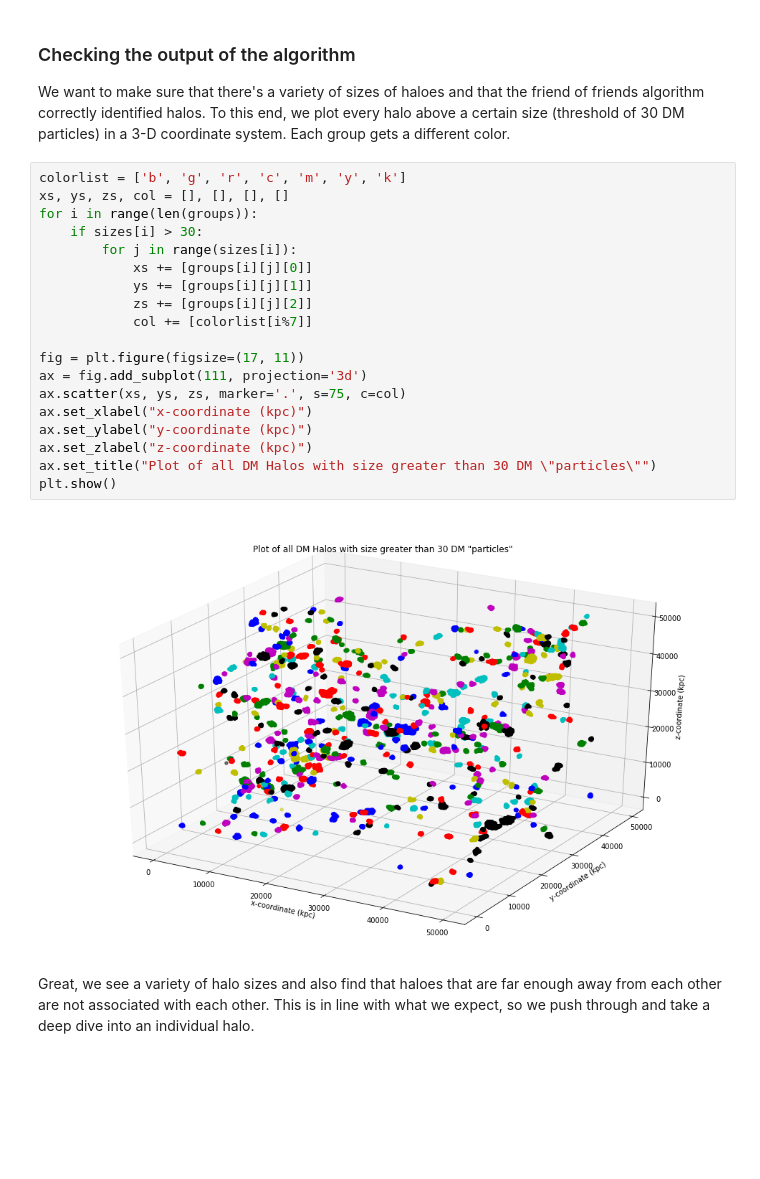
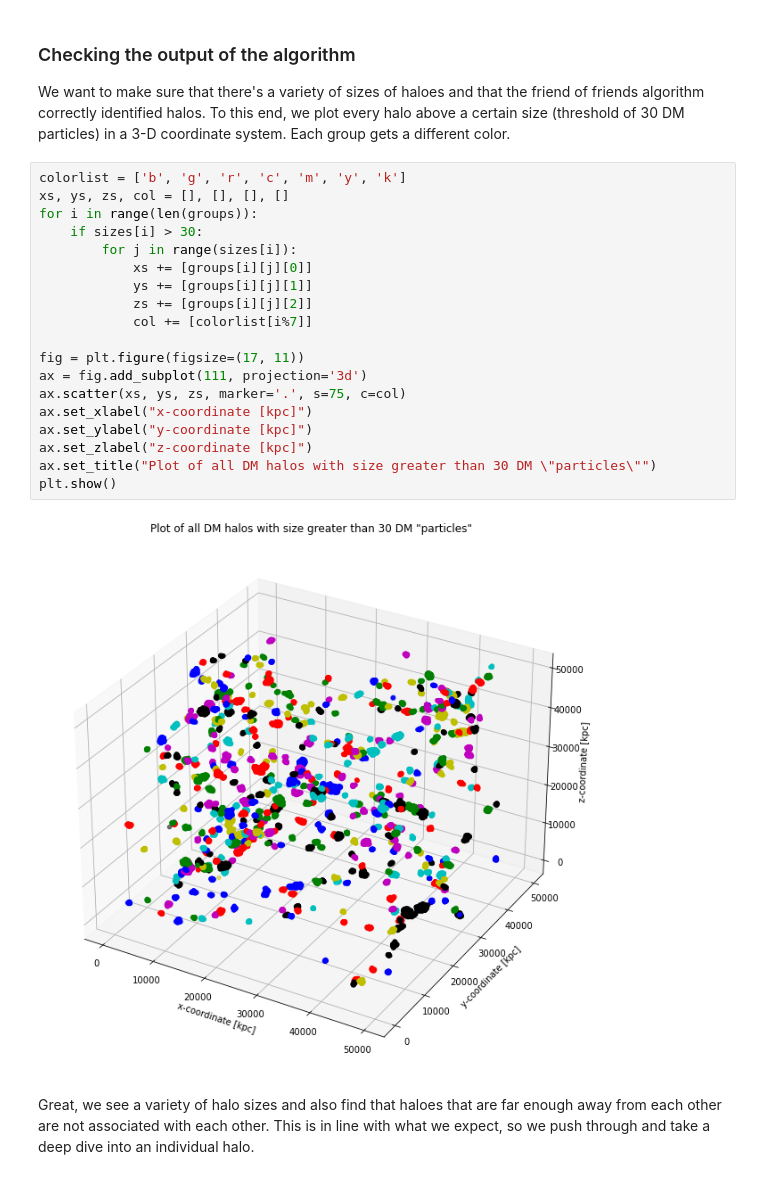
Before and after one commit to EthanMarx/astro_numerical_project, a Jupyter notebook: analysis.ipynb, the cells around one changed output. Saved outputs shown, nothing was run; the diff lists cells and outputs as text; blank space fills up the shorter version.

```diff
--- a/analysis.ipynb
+++ b/analysis.ipynb
@@ -113,24 +113,24 @@ We want to make sure that there's a variety of sizes of haloes and that the frie
 # %%
 colorlist = ['b', 'g', 'r', 'c', 'm', 'y', 'k']
 xs, ys, zs, col = [], [], [], []
 for i in range(len(groups)):
     if sizes[i] > 30:
         for j in range(sizes[i]):
             xs += [groups[i][j][0]]
             ys += [groups[i][j][1]]
             zs += [groups[i][j][2]]
             col += [colorlist[i%7]]
 
 fig = plt.figure(figsize=(17, 11))
 ax = fig.add_subplot(111, projection='3d')
 ax.scatter(xs, ys, zs, marker='.', s=75, c=col)
-ax.set_xlabel("x-coordinate (kpc)")
-ax.set_ylabel("y-coordinate (kpc)")
-ax.set_zlabel("z-coordinate (kpc)")
-ax.set_title("Plot of all DM Halos with size greater than 30 DM \"particles\"")
+ax.set_xlabel("x-coordinate [kpc]")
+ax.set_ylabel("y-coordinate [kpc]")
+ax.set_zlabel("z-coordinate [kpc]")
+ax.set_title("Plot of all DM halos with size greater than 30 DM \"particles\"")
 plt.show()
 # %% [output]
-[figure, old version]
+[figure, new version]
 # %% [markdown]
 Great, we see a variety of halo sizes and also find that haloes that are far enough away from each other are not associated with each other. This is in line with what we expect, so we push through and take a deep dive into an individual halo.
 # %% [markdown]
```
Also changed, not shown: parts of 7 cells of this notebook.
